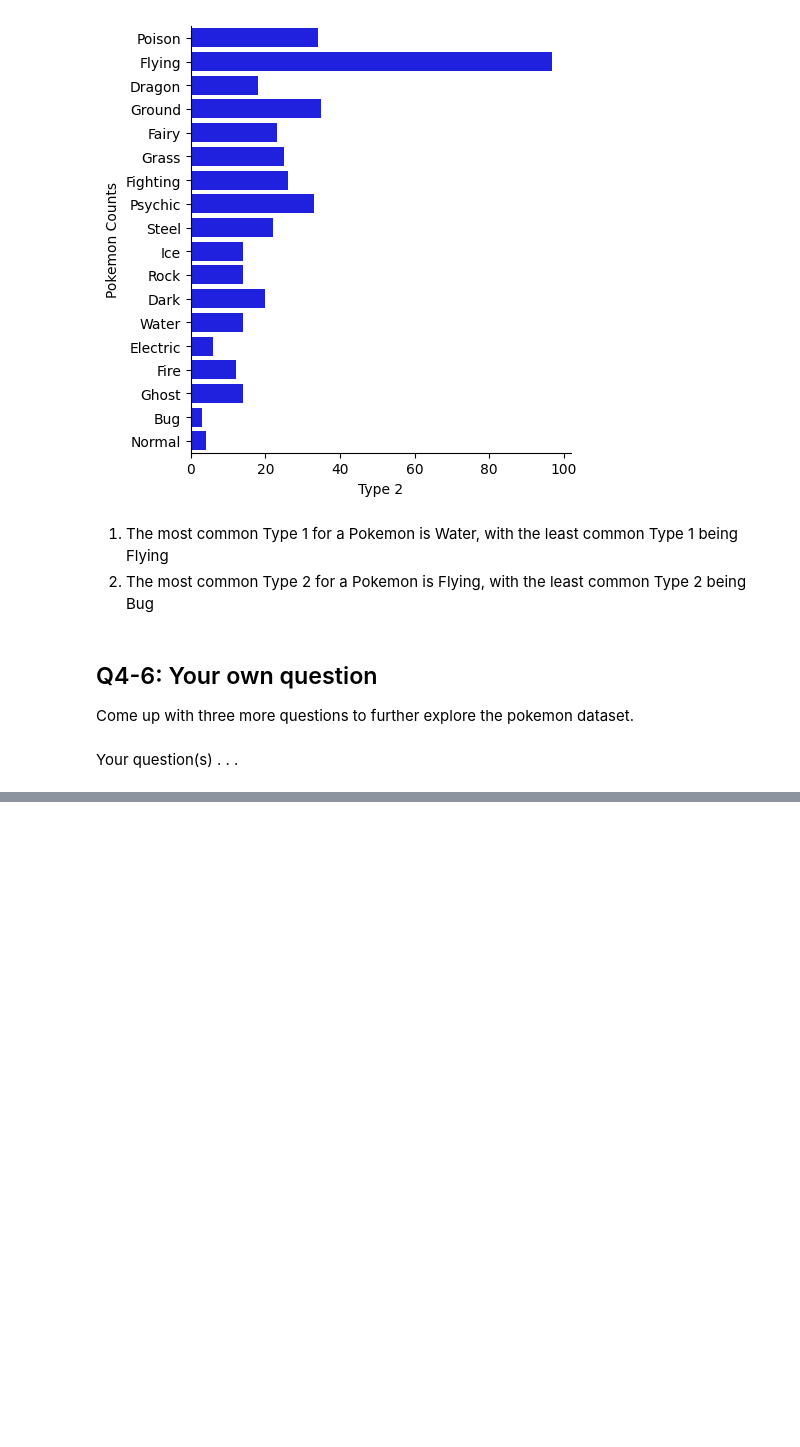
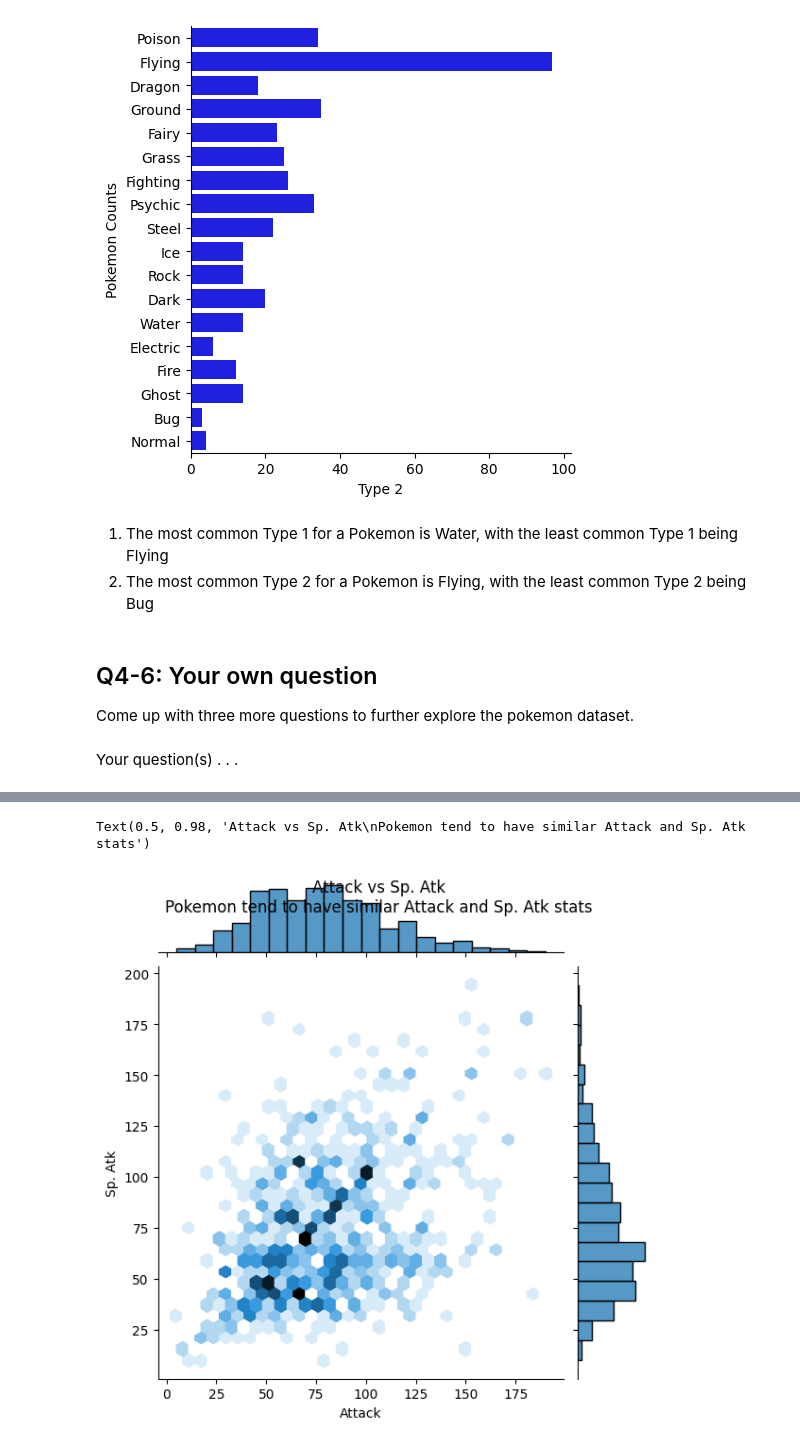
Before and after one commit to CS133-DataVisualization/cl-and-homework-JayBA1010, a Jupyter notebook: M03_HW03_seaborn.ipynb, the cells around one changed output, grey strips where cells are left out. Drawn from its saved outputs; the diff is of its cells as text; code cells hidden in the pictures; blank space fills up the shorter version.

```diff
--- a/M03_HW03_seaborn.ipynb
+++ b/M03_HW03_seaborn.ipynb
@@ -103,0 +147,12 @@ Your question(s) . . .
+# %%
+rel = sns.jointplot(
+    data=pkmn,
+    x="Attack",
+    y="Sp. Atk",
+    kind="hex",
+    gridsize=30
+)
+rel.figure.suptitle("Attack vs Sp. Atk\nPokemon tend to have similar Attack and Sp. Atk stats")
+# %% [output]
+Text(0.5, 0.98, 'Attack vs Sp. Atk\nPokemon tend to have similar Attack and Sp. Atk stats')
+[figure, added]
```
Also changed, not shown: parts of 9 cells of this notebook.
